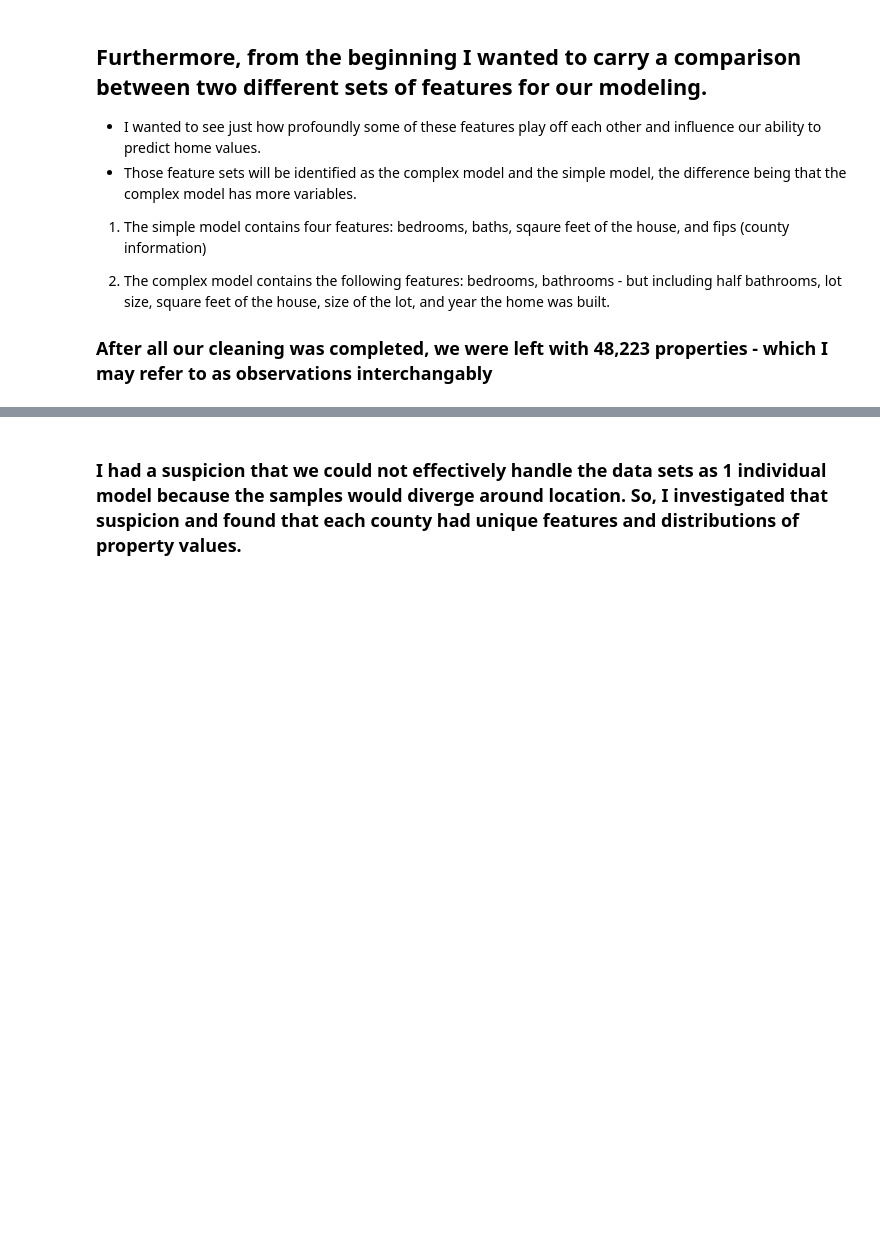
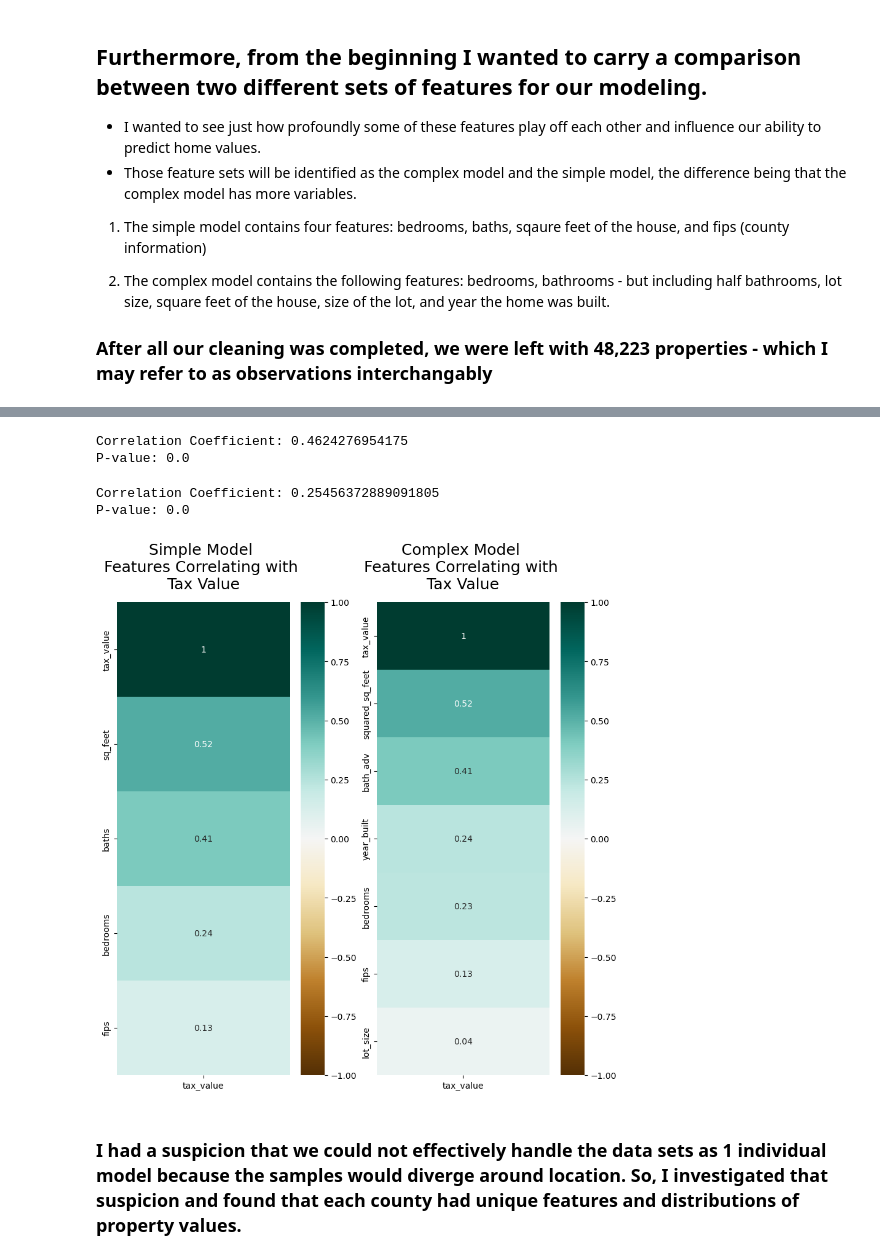
Before and after one commit to jcrosenberger/regression_zillow_2017, a Jupyter notebook: presentation_notebook.ipynb, the cells around one changed output, grey strips where cells are left out. Cells and saved outputs as stored; diff of their text form; code cells hidden in the pictures; blank space fills up the shorter version.

```diff
--- a/presentation_notebook.ipynb
+++ b/presentation_notebook.ipynb
@@ -67,3 +83,17 @@ pit.explore_complex(complex_df)
+# %%
+pit.spearman_test(simple_df, 'tax_value', 'sq_feet')
+# %% [output]
+Correlation Coefficient: 0.4624276954175
+P-value: 0.0
+# %%
+pit.spearman_test(complex_df, 'tax_value', 'year_built')
+# %% [output]
+Correlation Coefficient: 0.25456372889091805
+P-value: 0.0
+# %%
+pit.correlate_viz(simple_df, complex_df, 'tax_value')
+# %% [output]
+[figure, added]
 # %% [markdown]
 ### I had a suspicion that we could not effectively handle the data sets as 1 individual model because the samples would diverge around location. So, I investigated that suspicion and found that each county had unique features and distributions of property values.
 # %%
```
Also changed, not shown: parts of 23 cells of this notebook, 3 other files.
